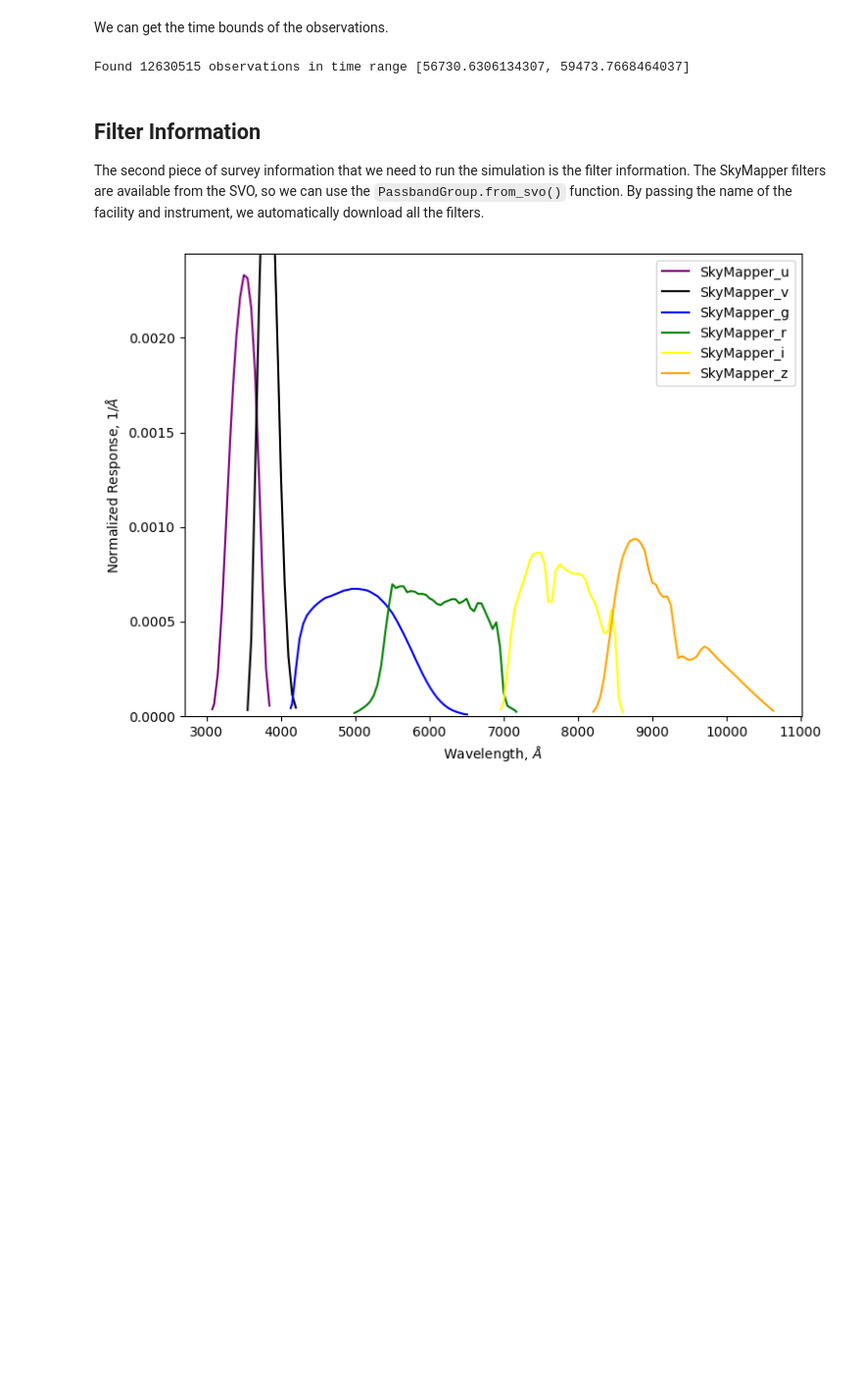
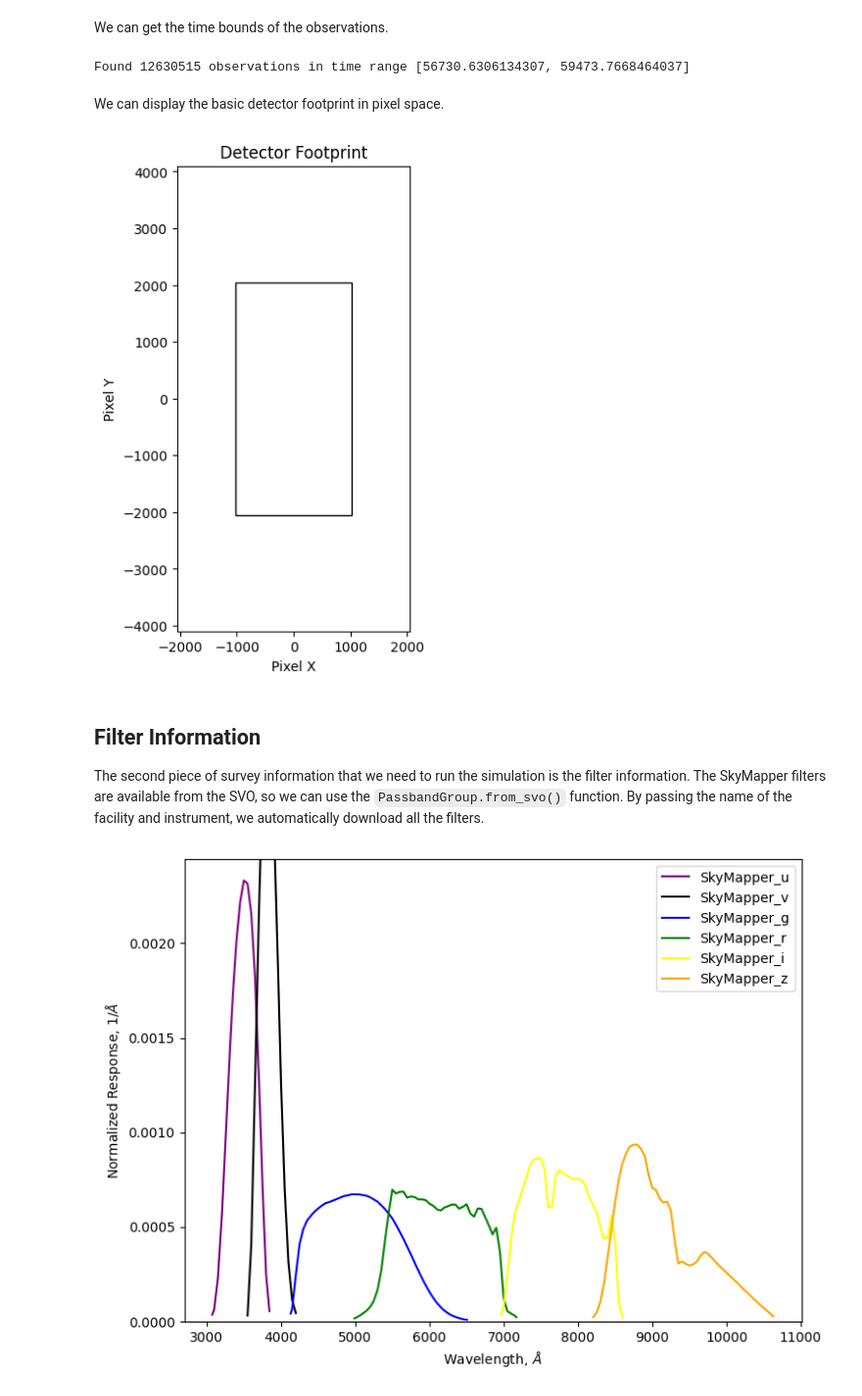
Before and after one commit to lincc-frameworks/lightcurvelynx, a Jupyter notebook: docs/notebooks/pre_executed/skymapper_example.ipynb, the cells around one changed output. Shown at 98% size. Saved outputs shown, nothing was run; the diff lists cells and outputs as text; code cells hidden in the pictures; blank space fills up the shorter version.

```diff
--- a/docs/notebooks/pre_executed/skymapper_example.ipynb
+++ b/docs/notebooks/pre_executed/skymapper_example.ipynb
@@ -67,6 +68,12 @@ t_min, t_max = ops_data.time_bounds()
 print(f"Found {len(ops_data)} observations in time range [{t_min}, {t_max}]")
 # %% [output]
 Found 12630515 observations in time range [56730.6306134307, 59473.7668464037]
+# %% [markdown]
+We can display the basic detector footprint in pixel space.
+# %%
+ops_data._detector_footprint.plot()
+# %% [output]
+[figure, added]
 # %% [markdown]
 ## Filter Information
 
```
Also changed, not shown: parts of 6 cells of this notebook.
